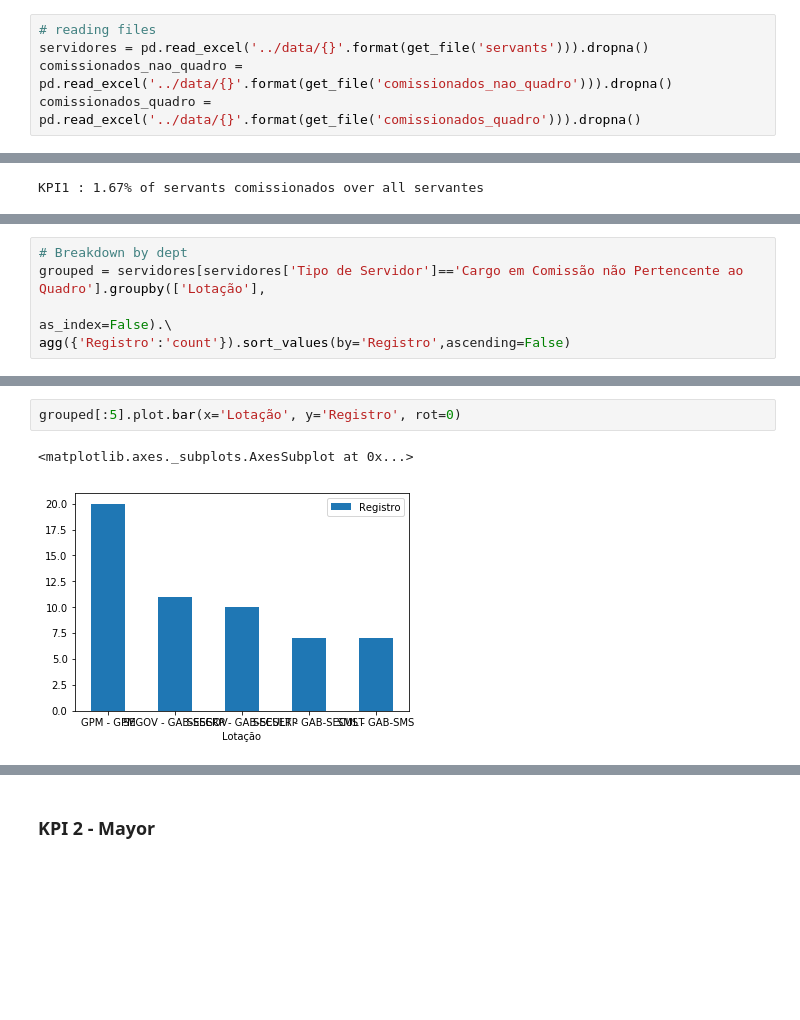
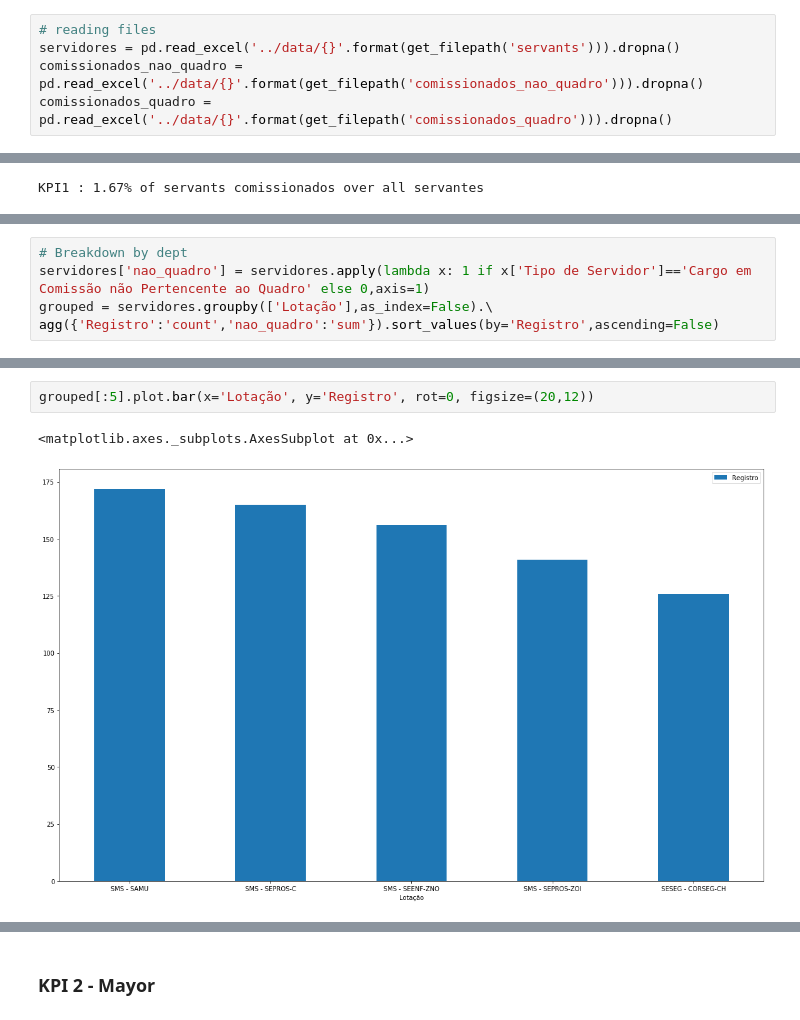
Before and after one commit to gabrielfior/open-data-hertie, a Jupyter notebook: notebooks/Appointed_positions.ipynb, the cells around one changed output, grey strips where cells are left out. Drawn from its saved outputs; the diff is of its cells as text; blank space fills up the shorter version.

```diff
--- a/notebooks/Appointed_positions.ipynb
+++ b/notebooks/Appointed_positions.ipynb
@@ -15,9 +15,9 @@ def get_filepath(key):
     return FILEPATHS[key]
 # %%
 # reading files
-servidores = pd.read_excel('../data/{}'.format(get_file('servants'))).dropna()
-comissionados_nao_quadro = pd.read_excel('../data/{}'.format(get_file('comissionados_nao_quadro'))).dropna()
-comissionados_quadro = pd.read_excel('../data/{}'.format(get_file('comissionados_quadro'))).dropna()
+servidores = pd.read_excel('../data/{}'.format(get_filepath('servants'))).dropna()
+comissionados_nao_quadro = pd.read_excel('../data/{}'.format(get_filepath('comissionados_nao_quadro'))).dropna()
+comissionados_quadro = pd.read_excel('../data/{}'.format(get_filepath('comissionados_quadro'))).dropna()
 # %%
 comissionados_nao_quadro.shape
 # %% [output]
@@ -69,5 +74,5 @@ KPI1 : 1.67% of servants comissionados over all servantes
 # %%
 # Breakdown by dept
-grouped = servidores[servidores['Tipo de Servidor']=='Cargo em Comissão não Pertencente ao Quadro'].groupby(['Lotação'],
-                                                                                                 as_index=False).\
-agg({'Registro':'count'}).sort_values(by='Registro',ascending=False)
+servidores['nao_quadro'] = servidores.apply(lambda x: 1 if x['Tipo de Servidor']=='Cargo em Comissão não Pertencente ao Quadro' else 0,axis=1)
+grouped = servidores.groupby(['Lotação'],as_index=False).\
+agg({'Registro':'count','nao_quadro':'sum'}).sort_values(by='Registro',ascending=False)
@@ -74,5 +88,5 @@ agg({'Registro':'count'}).sort_values(by='Registro',ascending=False)
 # %%
-grouped[:5].plot.bar(x='Lotação', y='Registro', rot=0)
+grouped[:5].plot.bar(x='Lotação', y='Registro', rot=0, figsize=(20,12))
 # %% [output]
 <matplotlib.axes._subplots.AxesSubplot at 0x...>
-[figure, old version]
+[figure, new version]
```
Also changed, not shown: parts of 14 cells of this notebook, 14 other files.
